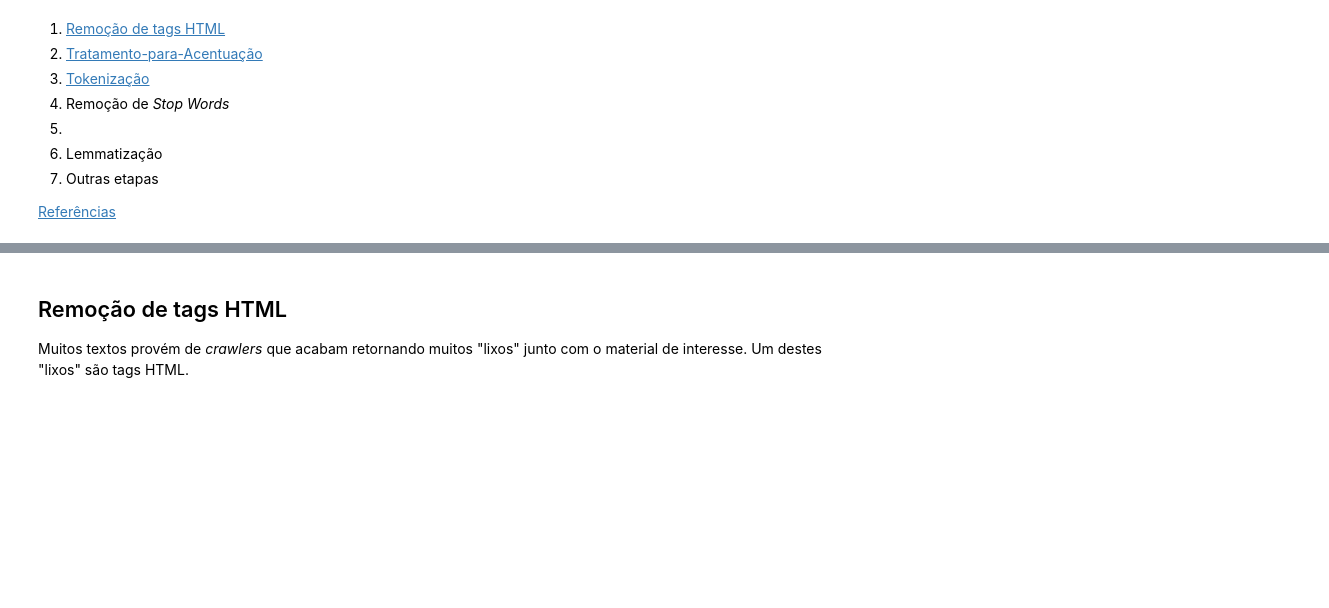
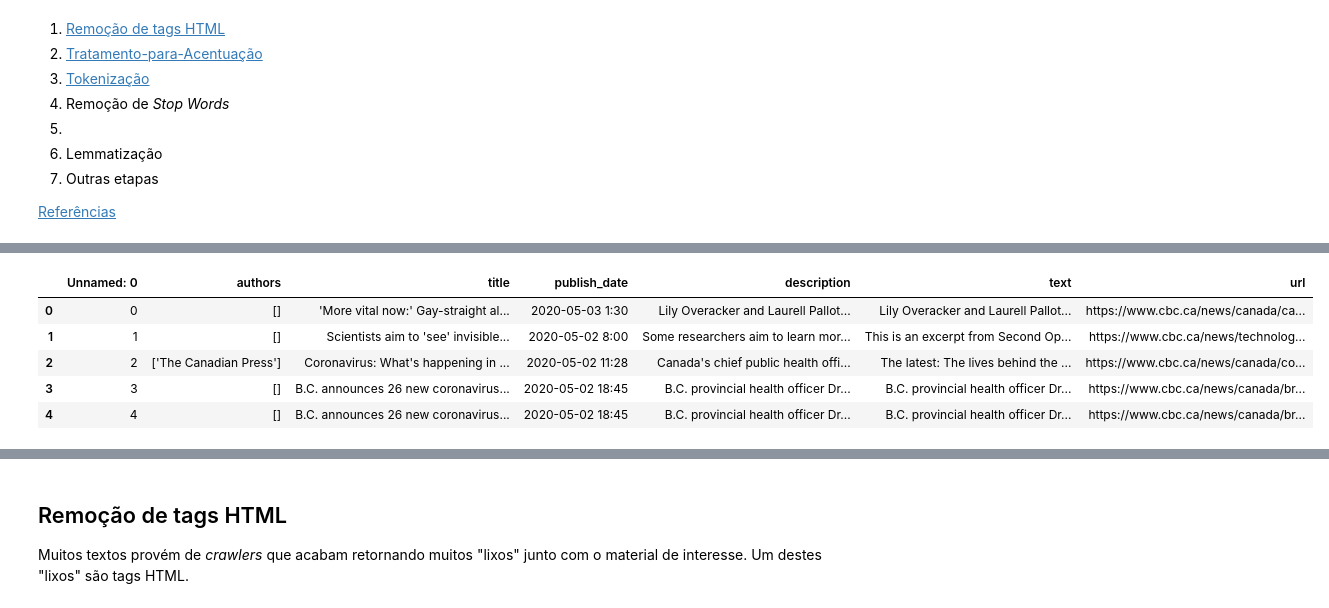
Before and after one commit to uffsnlp/oficinas, a Jupyter notebook: text-preprocess/pre-processamento-basico.ipynb, the cells around one changed output, grey strips where cells are left out. Cells and saved outputs as stored; diff of their text form; code cells hidden in the pictures; blank space fills up the shorter version.

```diff
--- a/text-preprocess/pre-processamento-basico.ipynb
+++ b/text-preprocess/pre-processamento-basico.ipynb
@@ -14,0 +19,17 @@ Existem diversas etapas diferentes envolvendo o pré-processamento de um texto e
+# %%
+import pandas as pd
+
+raw_dataset = pd.read_csv("../datasets/cbc-news-coronavirus/news.csv", nrows=15)
+
+# Apenas a coluna com o conteúdo das notícias nos interessa agora
+dataset = pd.DataFrame(raw_dataset["text"])
+
+# Início do dataset completo
+raw_dataset.head()
+# %% [output]
+|  | Unnamed: 0 | authors | title | publish_date | description | text | url |
+| 0 | 0 | [] | 'More vital now:' Gay-straight al... | 2020-05-03 1:30 | Lily Overacker and Laurell Pallot... | Lily Overacker and Laurell Pallot... | https://www.cbc.ca/news/canada/ca... |
+| 1 | 1 | [] | Scientists aim to 'see' invisible... | 2020-05-02 8:00 | Some researchers aim to learn mor... | This is an excerpt from Second Op... | https://www.cbc.ca/news/technolog... |
+| 2 | 2 | ['The Canadian Press'] | Coronavirus: What's happening in ... | 2020-05-02 11:28 | Canada's chief public health offi... | The latest: The lives behind the ... | https://www.cbc.ca/news/canada/co... |
+| 3 | 3 | [] | B.C. announces 26 new coronavirus... | 2020-05-02 18:45 | B.C. provincial health officer Dr... | B.C. provincial health officer Dr... | https://www.cbc.ca/news/canada/br... |
+| 4 | 4 | [] | B.C. announces 26 new coronavirus... | 2020-05-02 18:45 | B.C. provincial health officer Dr... | B.C. provincial health officer Dr... | https://www.cbc.ca/news/canada/br... |
```
Also changed, not shown: parts of 17 cells of this notebook.
